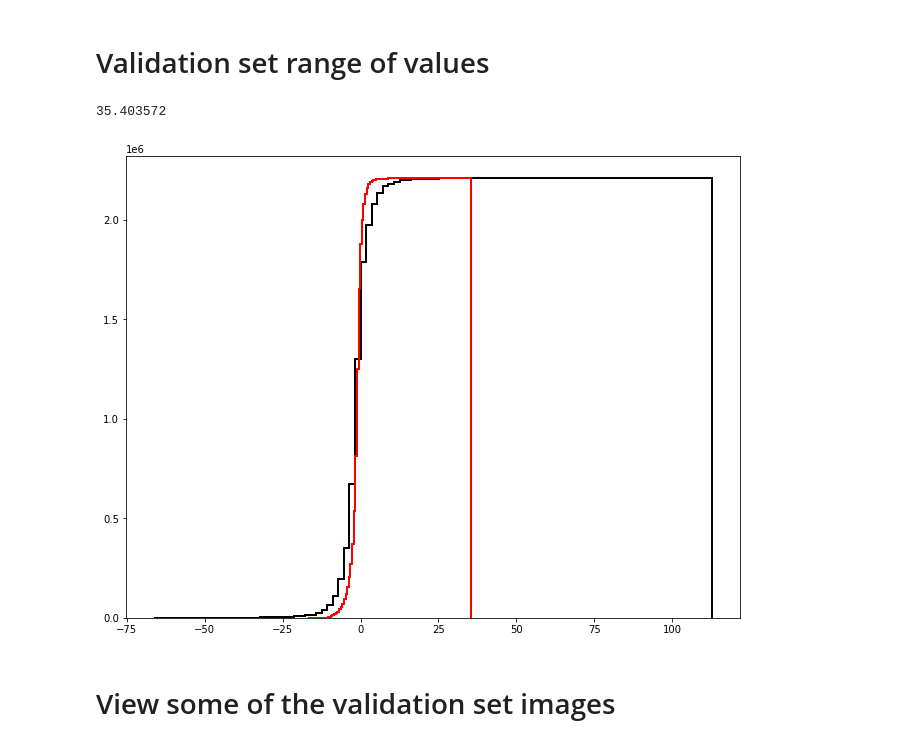
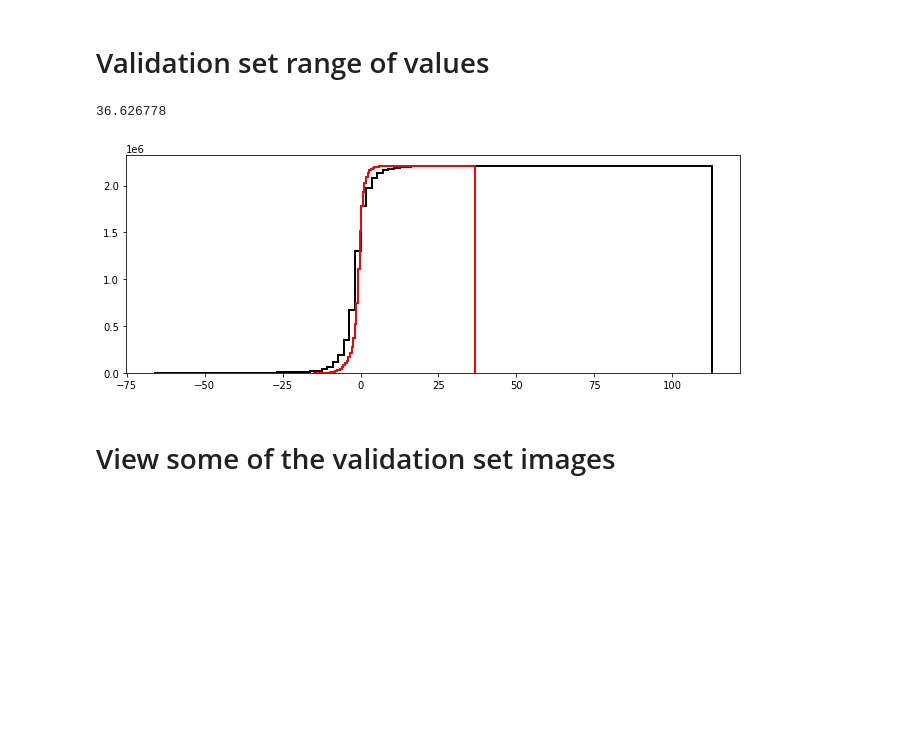
Before and after one commit to jdiaz4302/VolcanoesIR, a Jupyter notebook: 999_Analyze_Results.ipynb, the cells around one changed output. Saved outputs shown, nothing was run; the diff lists cells and outputs as text; code cells hidden in the pictures; blank space fills up the shorter version.

```diff
--- a/999_Analyze_Results.ipynb
+++ b/999_Analyze_Results.ipynb
@@ -2,8 +2,10 @@
 import numpy as np
 import matplotlib.pyplot as plt
 %matplotlib inline
+import matplotlib as mpl
+mpl.rc('image', cmap='gist_gray')
 # %%
-valid_pred = "Organized_Outputs/3_Level2_Data/ConvLSTM_Dims/ConvTimeAwareLSTM/valid_prediction0.1 (4).npy"
-valid_true = "Organized_Outputs/3_Level2_Data/ConvLSTM_Dims/ConvTimeAwareLSTM/valid_truth0.1 (4).npy"
-train_pred = "Organized_Outputs/3_Level2_Data/ConvLSTM_Dims/ConvTimeAwareLSTM/train_prediction0.1 (4).npy"
-train_true = "Organized_Outputs/3_Level2_Data/ConvLSTM_Dims/ConvTimeAwareLSTM/train_truth0.1 (4).npy"
+valid_pred = "Organized_Outputs/3_Level2_Data/ConvLSTM_Dims/ConvLSTM/valid_prediction0.1 (3).npy"
+valid_true = "Organized_Outputs/3_Level2_Data/ConvLSTM_Dims/ConvLSTM/valid_truth0.1 (3).npy"
+train_pred = "Organized_Outputs/3_Level2_Data/ConvLSTM_Dims/ConvLSTM/train_prediction0.1 (3).npy"
+train_true = "Organized_Outputs/3_Level2_Data/ConvLSTM_Dims/ConvLSTM/train_truth0.1 (3).npy"
@@ -20,17 +36,17 @@ preds.shape, true.shape
 # %%
 preds.max()
 # %% [output]
-35.403572
+36.626778
 # %%
-plt.figure(figsize = (11, 8.5))
+plt.figure(figsize = (11, 4))
 a = plt.hist(true.flatten(), bins = 100,
          histtype = 'step', linestyle = '-',
          linewidth = 2, color = 'black', cumulative = True)
 b = plt.hist(preds.flatten(), bins = 100,
          histtype = 'step', cumulative = True,
          linewidth = 2, color = 'red')
 # %% [output]
-[figure, old version]
+[figure, new version]
 # %% [markdown]
 # View some of the validation set images
 # %%
```
Also changed, not shown: parts of 14 cells of this notebook.
